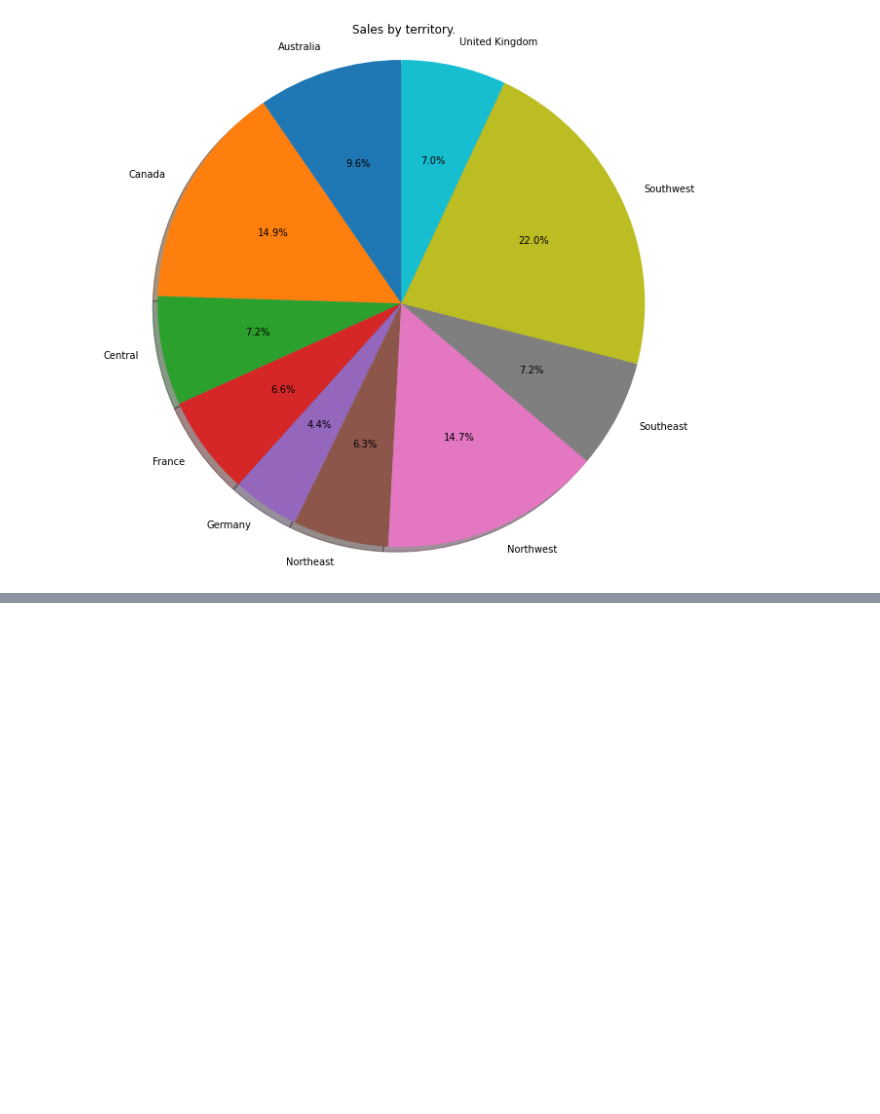
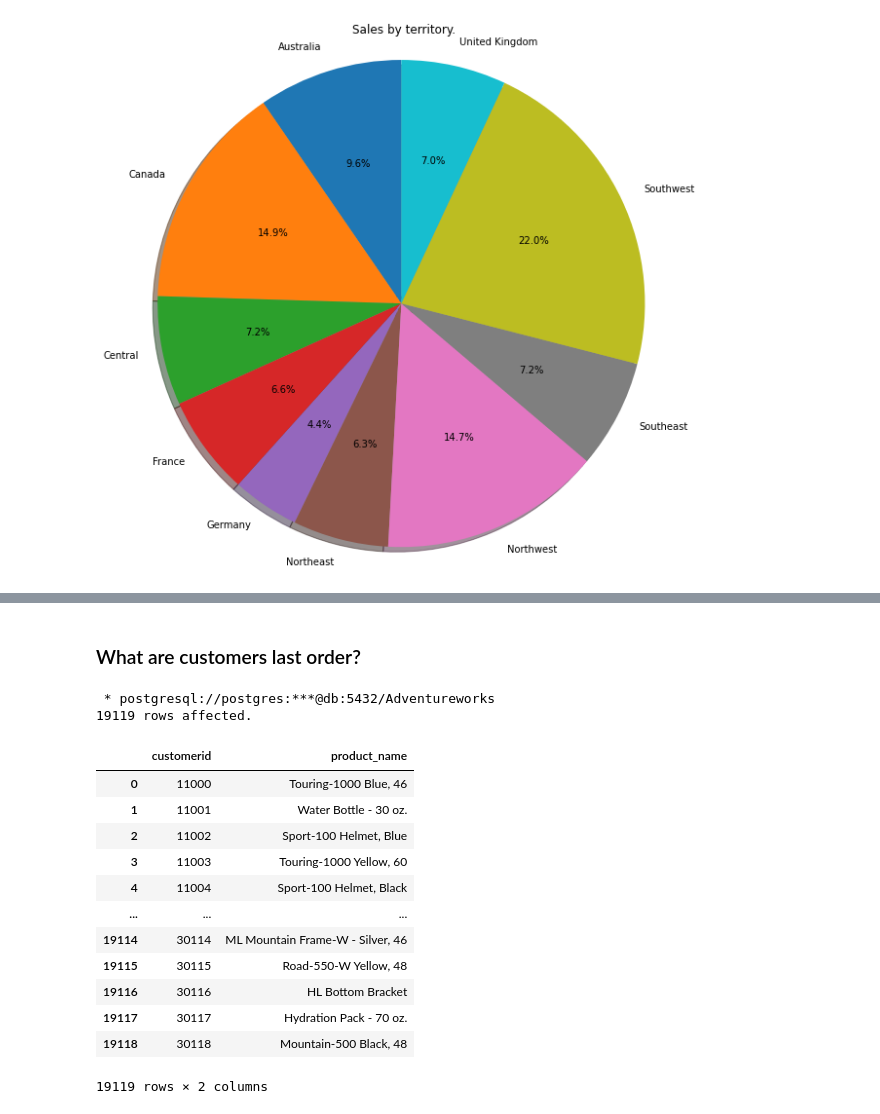
Before and after one commit to nikolaevtomov/adventureworks, a Jupyter notebook: notebook/3.sales.ipynb, the cells around one changed output, grey strips where cells are left out. Cells and saved outputs as stored; diff of their text form; code cells hidden in the pictures; blank space fills up the shorter version.

Commit message:
What are customers last order?

```diff
--- a/notebook/3.sales.ipynb
+++ b/notebook/3.sales.ipynb
@@ -176,0 +205,41 @@ plt.show()
+# %% [markdown]
+### What are customers last order?
+# %%
+%%sql
+
+WITH sales_by_order_number AS (
+    SELECT
+        soh.salesorderid,
+        c.customerid,
+        sod.productid,
+        p.name AS product_name,
+        row_number() OVER(PARTITION BY c.customerid ORDER BY soh.salesorderid DESC) order_number
+    FROM sales.salesorderheader soh
+    INNER JOIN sales.customer c ON c.customerid = soh.customerid
+    INNER JOIN sales.salesorderdetail sod ON sod.salesorderid = soh.salesorderid
+    INNER JOIN production.product p ON p.productid = sod.productid
+    GROUP BY 1,2,3,4
+    ORDER BY 2
+)
+
+SELECT
+    son.customerid,
+    son.product_name
+FROM sales_by_order_number son
+WHERE son.order_number = 1
+# %% [output]
+ * postgresql://postgres:***@db:5432/Adventureworks
+19119 rows affected.
+|  | customerid | product_name |
+| 0 | 11000 | Touring-1000 Blue, 46 |
+| 1 | 11001 | Water Bottle - 30 oz. |
+| 2 | 11002 | Sport-100 Helmet, Blue |
+| 3 | 11003 | Touring-1000 Yellow, 60 |
+| 4 | 11004 | Sport-100 Helmet, Black |
+| ... | ... | ... |
+| 19114 | 30114 | ML Mountain Frame-W - Silver, 46 |
+| 19115 | 30115 | Road-550-W Yellow, 48 |
+| 19116 | 30116 | HL Bottom Bracket |
+| 19117 | 30117 | Hydration Pack - 70 oz. |
+| 19118 | 30118 | Mountain-500 Black, 48 |
+19119 rows × 2 columns
```
Also changed, not shown: parts of 2 cells of this notebook.
